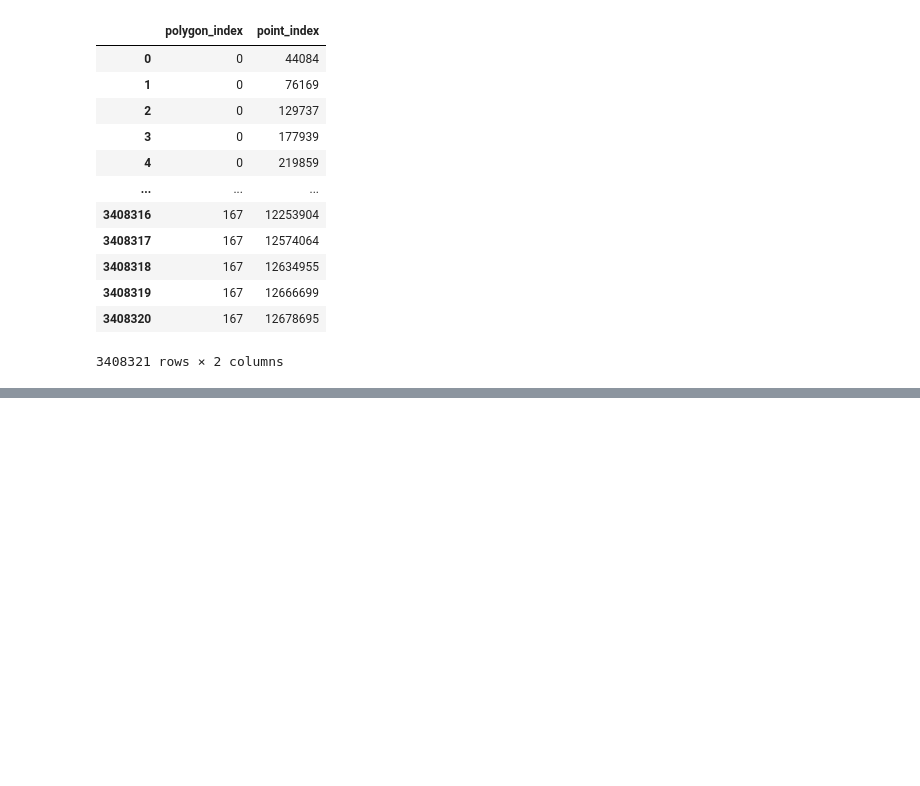
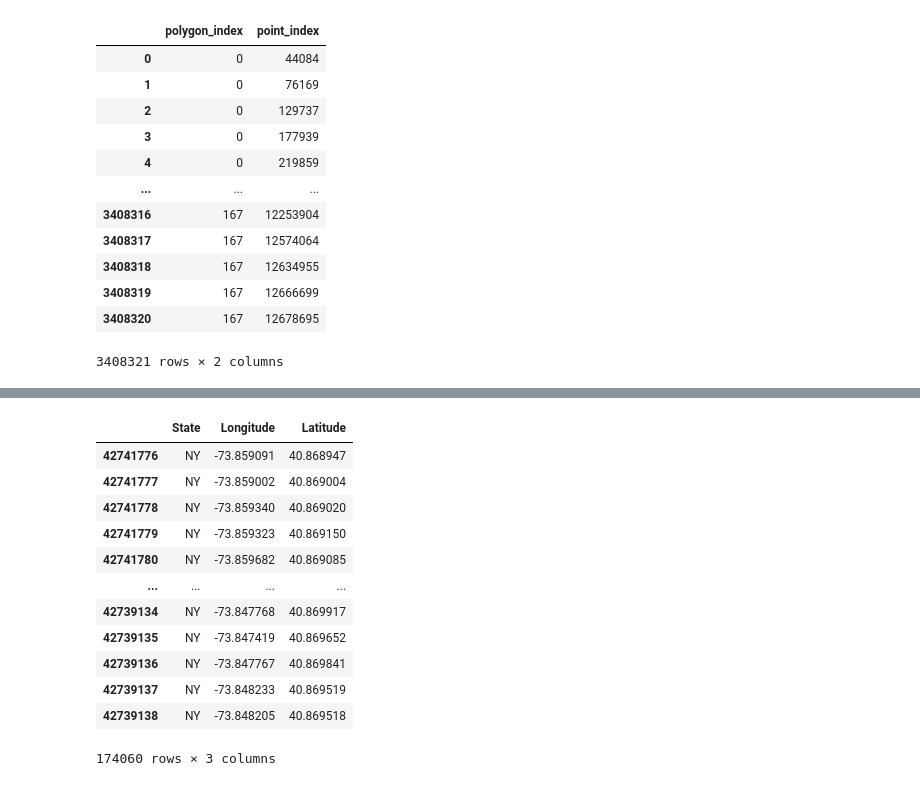
Before and after one commit to thomcom/gtc-2023, a Jupyter notebook: GTC 2023.ipynb, the cells around one changed output, grey strips where cells are left out. Saved outputs shown, nothing was run; the diff lists cells and outputs as text; code cells hidden in the pictures; blank space fills up the shorter version.

```diff
--- a/GTC 2023.ipynb
+++ b/GTC 2023.ipynb
@@ -191,30 +201,53 @@ borough_addresses
 # %%
 # Let's make two GeoSeries: For each borough, create a GeoSeries with all address Points
 # repeated the number of times there are pickups in that borough, and another GeoSeries with
 # the opposite: all pickups Points repeated the number of times there are addresses in that
 # borough.
 
+# addresses
 borough_address_point_ids = borough_addresses['point_index'][borough_addresses['OBJECTID'] == 2]
 pickups_count = len(borough_pickups[borough_pickups['OBJECTID'] == 2])
-addresses_dataframe = NAD.iloc[
+addresses_tiled = NAD.iloc[
     borough_address_point_ids
 ].tile(pickups_count)
+
+# pickups
 addresses_ids = borough_address_point_ids.tile(pickups_count).reset_index(drop=True)
 borough_pickup_point_ids = borough_pickups['point_index'][borough_pickups['OBJECTID'] == 2]
 addresses_count = len(borough_addresses[borough_addresses['OBJECTID'] == 2])
-pickups_dataframe = taxi2015[[
+pickups_tiled = taxi2015[[
     'pickup_longitude',
     'pickup_latitude'
-]].iloc[borough_pickup_point_ids].tile(addresses_count)
+]].iloc[
+    borough_pickup_point_ids
+].tile(addresses_count)
+
+# map of pickup ids so we can reconstruct which are the closets
 pickups_ids = borough_pickup_point_ids.tile(addresses_count).reset_index(drop=True)
+
 pickup_points = make_geoseries_from_lon_lat(
-    pickups_dataframe['pickup_longitude'],
-    pickups_dataframe['pickup_latitude']
+    pickups_tiled['pickup_longitude'],
+    pickups_tiled['pickup_latitude']
 )
 address_points = make_geoseries_from_lon_lat(
-    addresses_dataframe['Longitude'],
-    addresses_dataframe['Latitude']
+    addresses_tiled['Longitude'],
+    addresses_tiled['Latitude']
 )
+addresses_tiled
+# %% [output]
+|  | State | Longitude | Latitude |
+| 42741776 | NY | -73.859091 | 40.868947 |
+| 42741777 | NY | -73.859002 | 40.869004 |
+| 42741778 | NY | -73.859340 | 40.869020 |
+| 42741779 | NY | -73.859323 | 40.869150 |
+| 42741780 | NY | -73.859682 | 40.869085 |
+| ... | ... | ... | ... |
+| 42739134 | NY | -73.847768 | 40.869917 |
+| 42739135 | NY | -73.847419 | 40.869652 |
+| 42739136 | NY | -73.847767 | 40.869841 |
+| 42739137 | NY | -73.848233 | 40.869519 |
+| 42739138 | NY | -73.848205 | 40.869518 |
+174060 rows × 3 columns
 # %%
 # get the list of addresses and their indices that are closest to a pickup point
 
```
Also changed, not shown: parts of 8 cells of this notebook.
